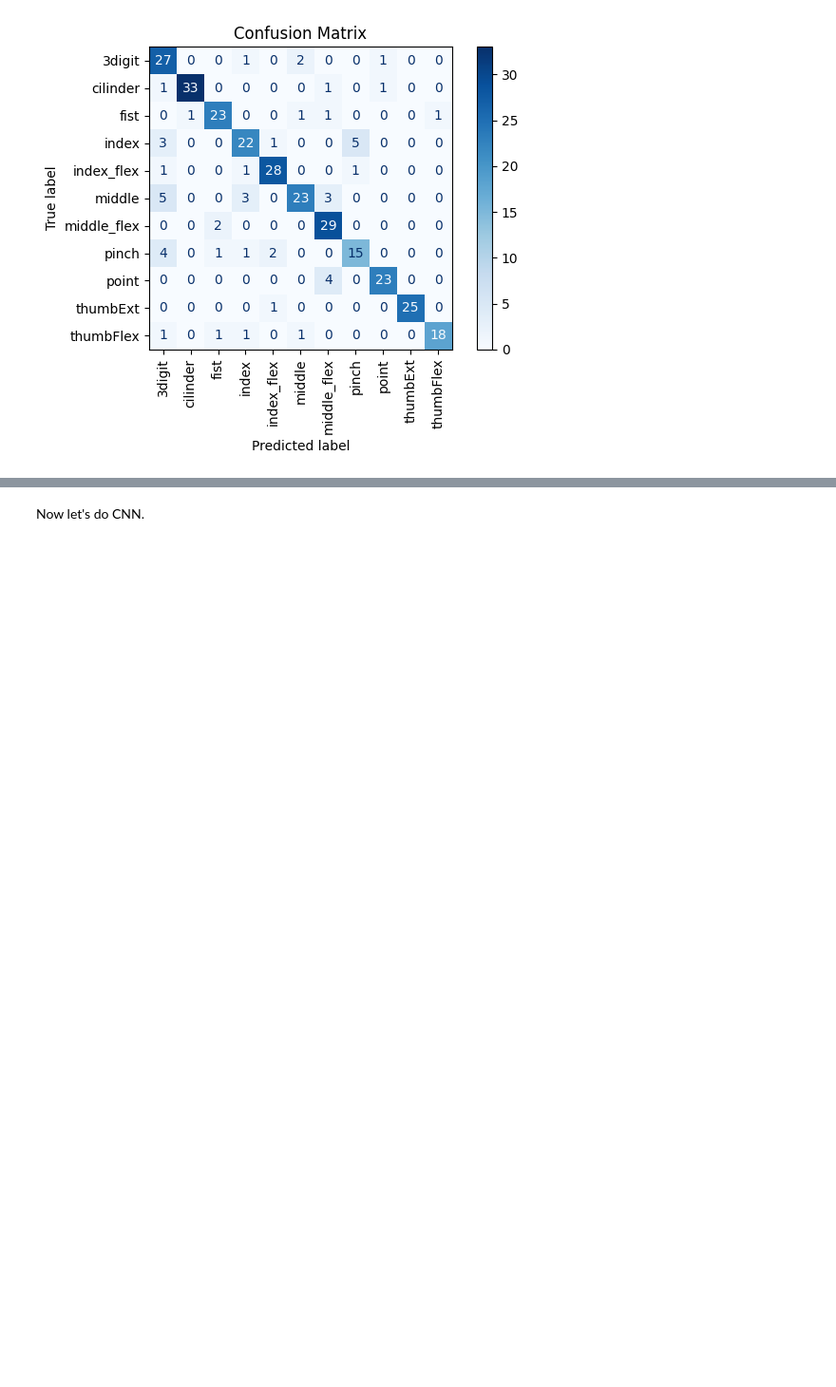
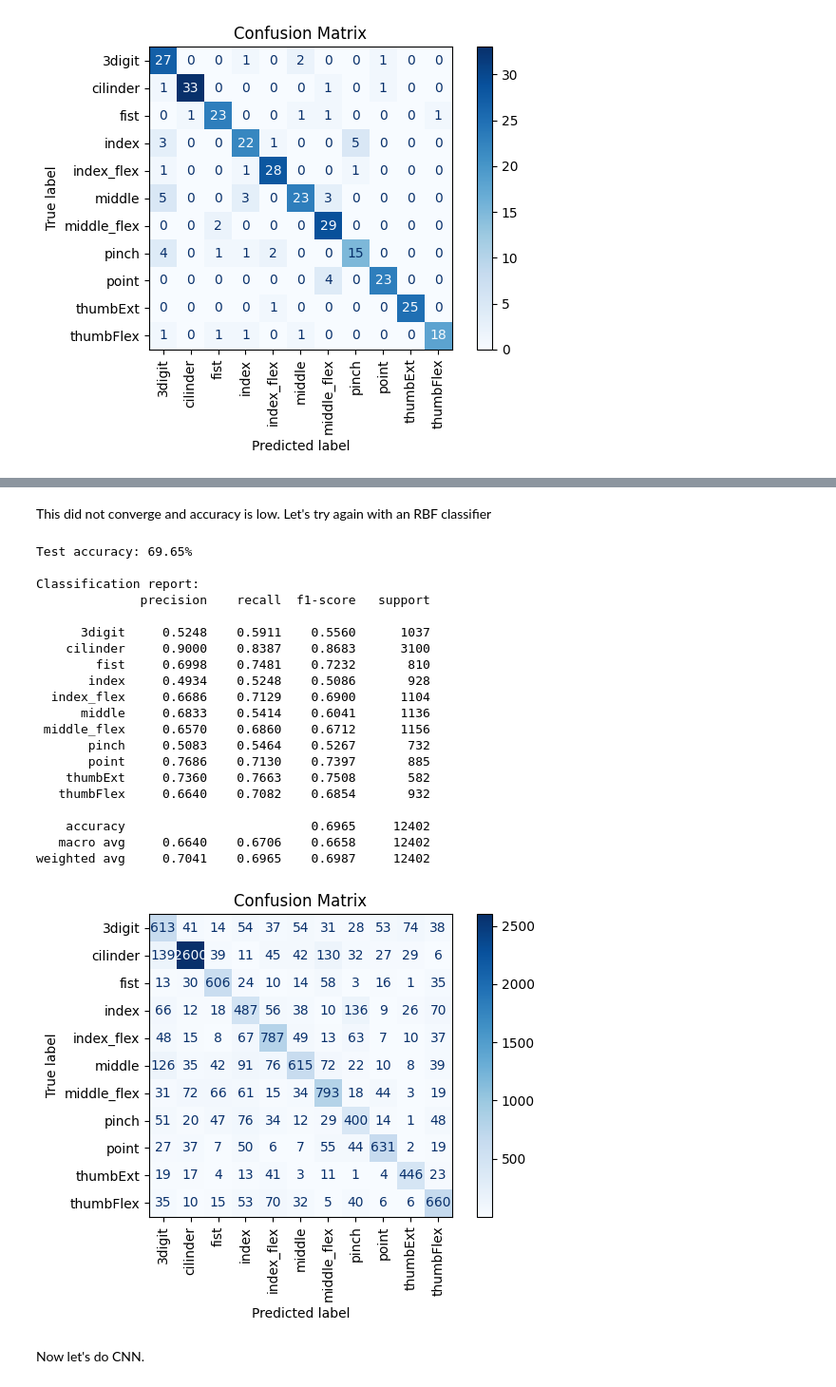
Before and after one commit to ConnorIrvine/Gesture-Recognition, a Jupyter notebook: dataset_cleaning/data_analysis.ipynb, the cells around one changed output, grey strips where cells are left out. Shown: that part at 95% size. Saved outputs shown, nothing was run; the diff lists cells and outputs as text; code cells hidden in the pictures; blank space fills up the shorter version.

```diff
--- a/dataset_cleaning/data_analysis.ipynb
+++ b/dataset_cleaning/data_analysis.ipynb
@@ -694,2 +998,70 @@ weighted avg     0.8440    0.8339    0.8346       319
+# %% [markdown]
+This did not converge and accuracy is low. Let's try again with an RBF classifier
+# %%
+# set up X, y test / train split
+dataset = df
+X_train, X_test, y_train, y_test = train_test_split(dataset['windows_feature'], dataset['movement'], test_size=0.2, random_state=42)
+
+# reshape
+X_train_svm, y_train = reshape_data_windows(X_train, y_train)
+X_test_svm, y_test = reshape_data_windows(X_test, y_test)
+
+# scaling
+scaler = StandardScaler()
+X_train_scaled = scaler.fit_transform(X_train_svm)
+X_test_scaled = scaler.transform(X_test_svm)
+
+clf = SVC(C=10.0, kernel="rbf", gamma="scale", class_weight="balanced")
+clf.fit(X_train_scaled, y_train)
+y_pred = clf.predict(X_test_scaled)
+
+acc = accuracy_score(y_test, y_pred)
+print(f"Test accuracy: {acc*100:.2f}%")
+print("\nClassification report:")
+print(classification_report(y_test, y_pred, digits=4))
+
+# Nice confusion matrix plot with labels + colorbar legend
+# after ConfusionMatrixDisplay.from_predictions(...)
+disp = ConfusionMatrixDisplay.from_predictions(
+    y_test,
+    y_pred,
+    display_labels=clf.classes_,
+    cmap="Blues",
+    normalize=None,
+    values_format="d",
+    colorbar=True,
+)
+
+# Rotate the x-axis (bottom) tick labels vertical
+ax = disp.ax_
+plt.setp(ax.get_xticklabels(), rotation=90, ha="center", va="top")
+
+plt.title("Confusion Matrix")
+plt.xlabel("Predicted label")
+plt.ylabel("True label")
+plt.tight_layout()
+plt.show()
+# %% [output]
+Test accuracy: 69.65%
+
+Classification report:
+              precision    recall  f1-score   support
+
+      3digit     0.5248    0.5911    0.5560      1037
+    cilinder     0.9000    0.8387    0.8683      3100
+        fist     0.6998    0.7481    0.7232       810
+       index     0.4934    0.5248    0.5086       928
+  index_flex     0.6686    0.7129    0.6900      1104
+      middle     0.6833    0.5414    0.6041      1136
+ middle_flex     0.6570    0.6860    0.6712      1156
+       pinch     0.5083    0.5464    0.5267       732
+       point     0.7686    0.7130    0.7397       885
+    thumbExt     0.7360    0.7663    0.7508       582
+   thumbFlex     0.6640    0.7082    0.6854       932
+
+    accuracy                         0.6965     12402
+   macro avg     0.6640    0.6706    0.6658     12402
+weighted avg     0.7041    0.6965    0.6987     12402
+[figure, added]
 # %% [markdown]
 Now let's do CNN.
```
Also changed, not shown: parts of 12 cells of this notebook.
